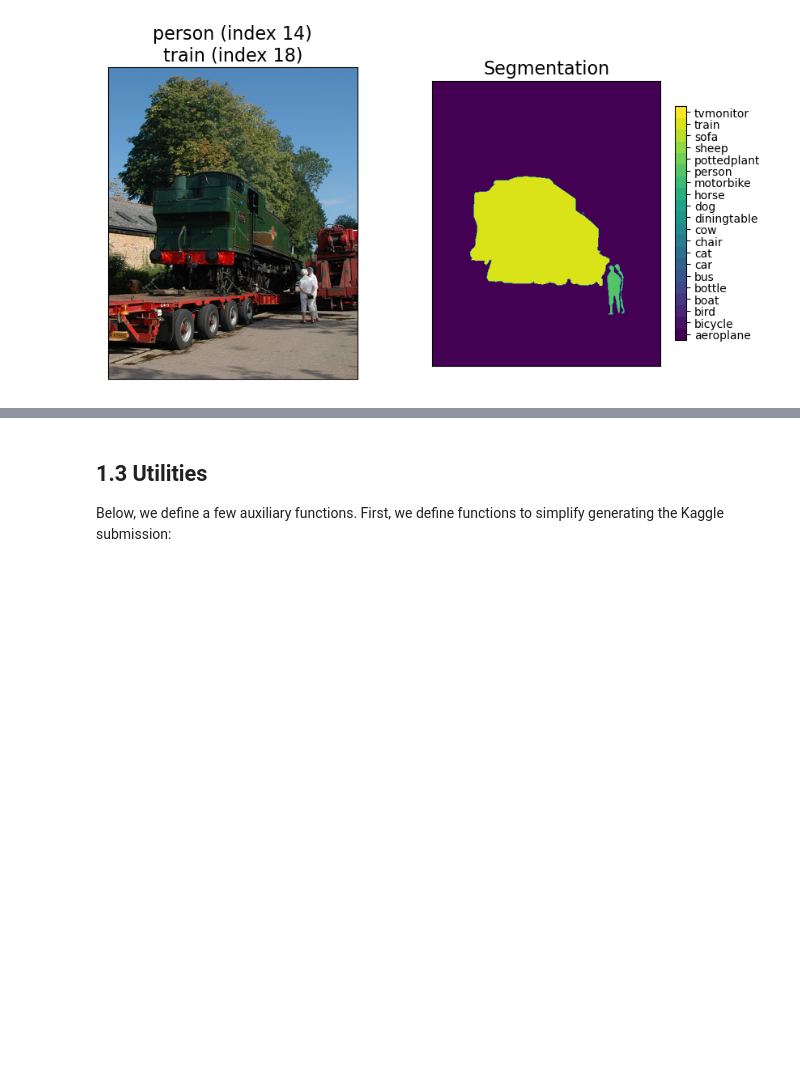
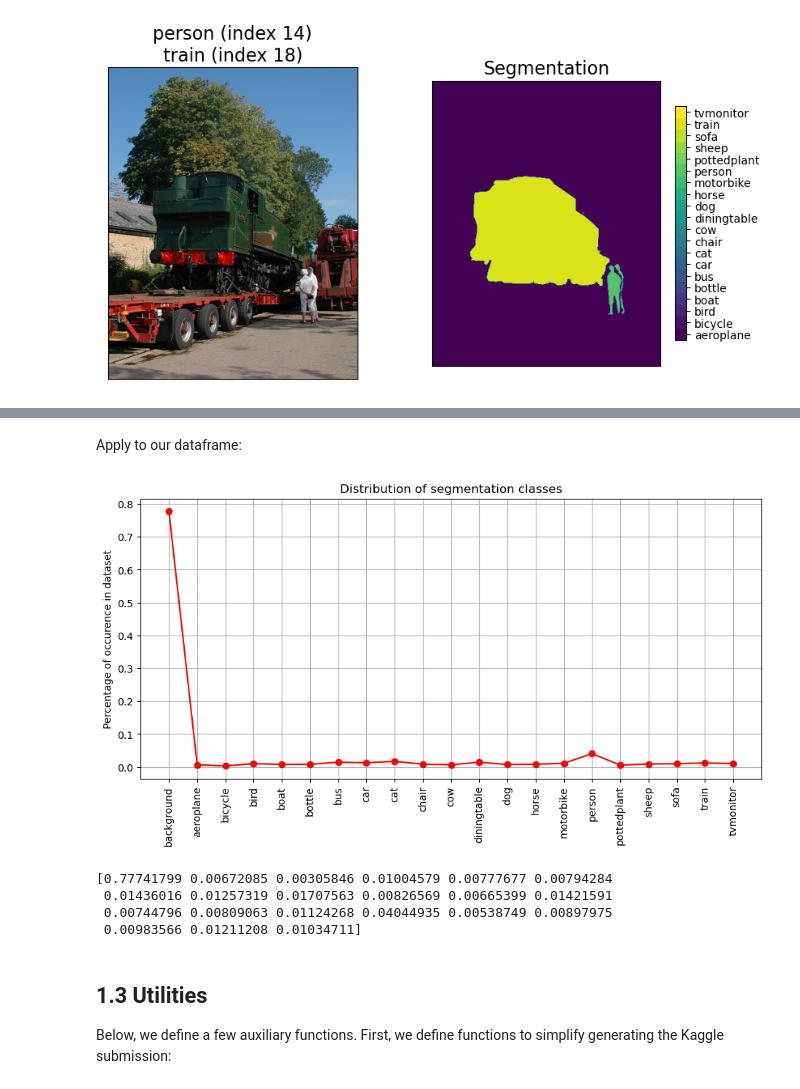
Before and after one commit to ThibeauWouters/ComputerVision_AI_Kuleuven, a Jupyter notebook: GA2/group1-notebook-1.ipynb, the cells around one changed output, grey strips where cells are left out. Saved outputs shown, nothing was run; the diff lists cells and outputs as text; code cells hidden in the pictures; blank space fills up the shorter version.

```diff
--- a/GA2/group1-notebook-1.ipynb
+++ b/GA2/group1-notebook-1.ipynb
@@ -134,3 +157,41 @@ plt.show()
+# %%
+def counts_seg(df):
+    seg_distr = np.zeros(21)
+    total_nb_pixels = 0
+    for seg in df["seg"]:
+        # Get the counts of the segmentation pixels:
+        unique, counts = np.unique(seg, return_counts=True)
+        # Add counts to correct class
+        for i, label in enumerate(unique):
+            seg_distr[label] += counts[i]
+        # Add size of image (pixels)
+        total_nb_pixels += len(seg.flatten())
+    # Divide by counts by total nb pixels for probabilities
+    return seg_distr/total_nb_pixels
+# %% [markdown]
+Apply to our dataframe:
+# %%
+# Get segmentation pixels
+seg_distr = counts_seg(train_df)
+# Plot
+plt.figure(figsize=(11,5))
+xt = [i for i in range(len(seg_distr))]
+plt.plot(xt, seg_distr, "-o", color="red")
+all_labels = ["background"] + labels.tolist()
+plt.xticks(xt, labels=all_labels, rotation=90)
+plt.ylabel("Percentage of occurence in dataset")
+plt.title("Distribution of segmentation classes")
+plt.grid()
+plt.show()
+# %% [output]
+[figure, added]
+# %%
+print(seg_distr)
+# %% [output]
+[0.77741799 0.00672085 0.00305846 0.01004579 0.00777677 0.00794284
+ 0.01436016 0.01257319 0.01707563 0.00826569 0.00665399 0.01421591
+ 0.00744796 0.00809063 0.01124268 0.04044935 0.00538749 0.00897975
+ 0.00983566 0.01211208 0.01034711]
 # %% [markdown]
 ## 1.3 Utilities
 Below, we define a few auxiliary functions. First, we define functions to simplify generating the Kaggle submission:
```
Also changed, not shown: parts of 212 cells of this notebook.
